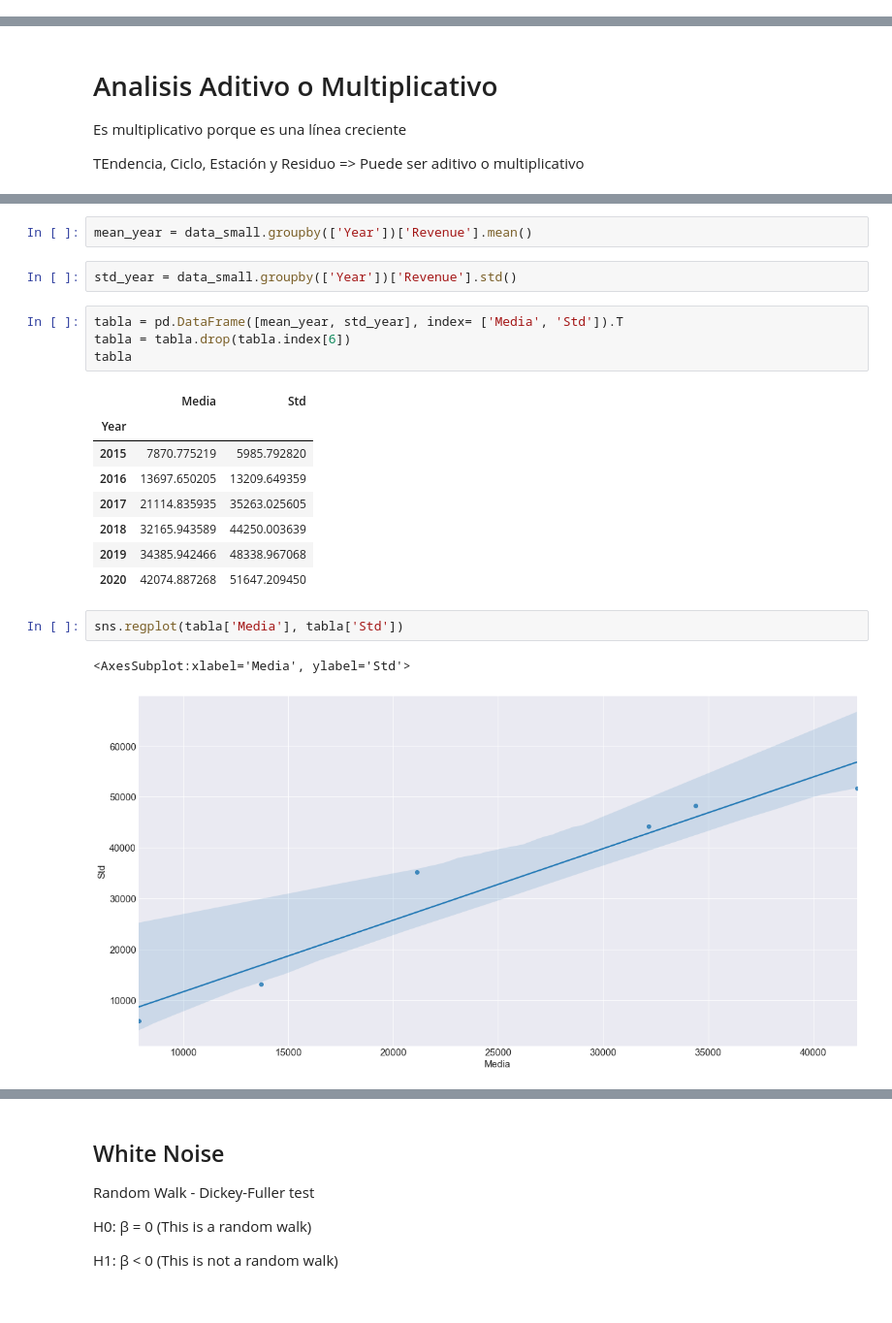
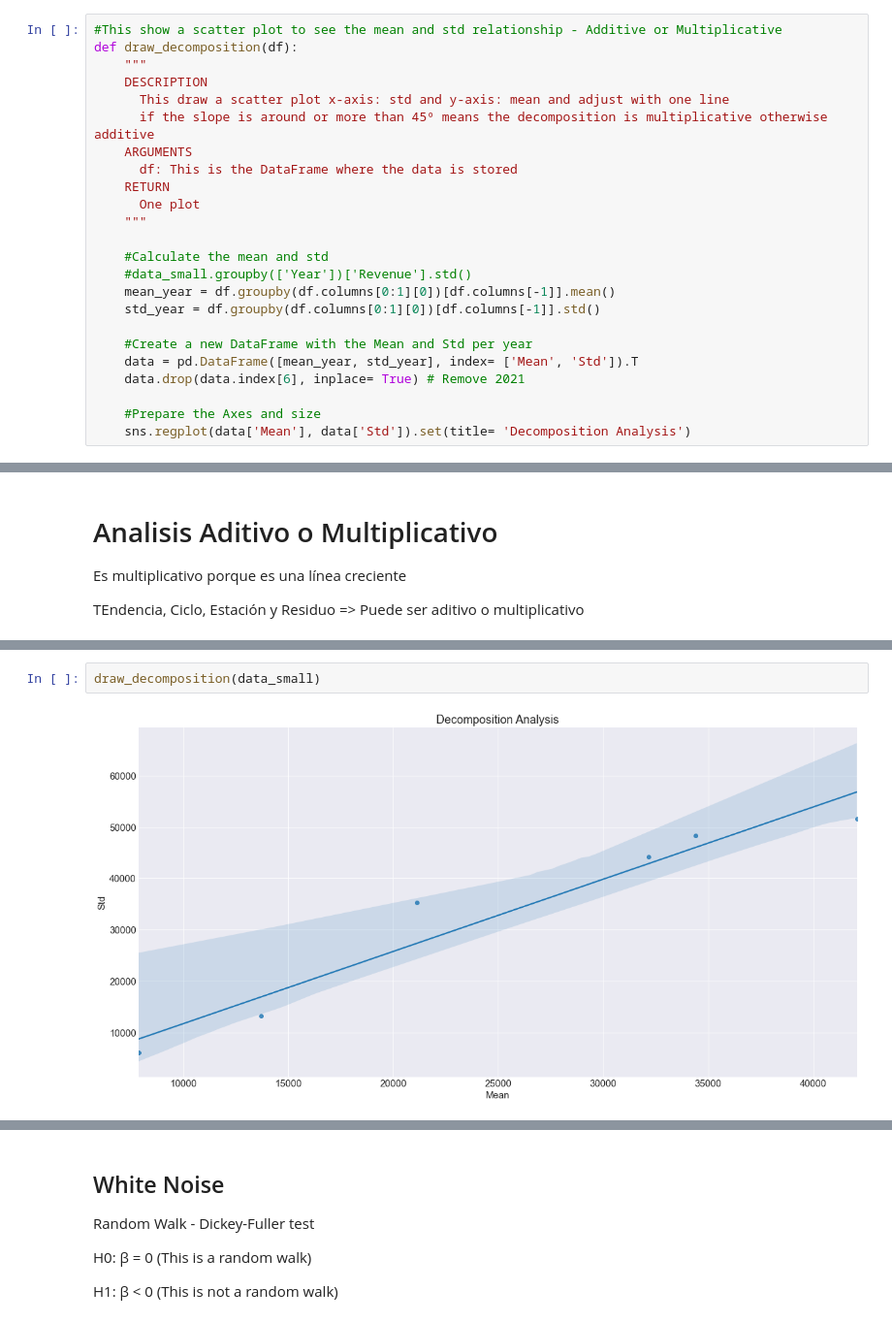
Before and after one commit to Jorge-Montenegro/TFM, a Jupyter notebook: TFM.ipynb, the cells around one changed output, grey strips where cells are left out. Shown at 97% size. Drawn from its saved outputs; the diff is of its cells as text.

```diff
--- a/TFM.ipynb
+++ b/TFM.ipynb
@@ -120,3 +124,27 @@ def draw_plot(df, column, title):
     ax.set_title(title)
     ax.set_xlabel('Obervations Range')
     ax.set_ylabel(title)
+# %%
+#This show a scatter plot to see the mean and std relationship - Additive or Multiplicative
+def draw_decomposition(df):
+    """
+    DESCRIPTION
+      This draw a scatter plot x-axis: std and y-axis: mean and adjust with one line
+      if the slope is around or more than 45º means the decomposition is multiplicative otherwise additive
+    ARGUMENTS
+      df: This is the DataFrame where the data is stored
+    RETURN
+      One plot
+    """
+
+    #Calculate the mean and std
+    #data_small.groupby(['Year'])['Revenue'].std()
+    mean_year = df.groupby(df.columns[0:1][0])[df.columns[-1]].mean()
+    std_year = df.groupby(df.columns[0:1][0])[df.columns[-1]].std()
+
+    #Create a new DataFrame with the Mean and Std per year
+    data = pd.DataFrame([mean_year, std_year], index= ['Mean', 'Std']).T
+    data.drop(data.index[6], inplace= True) # Remove 2021
+
+    #Prepare the Axes and size
+    sns.regplot(data['Mean'], data['Std']).set(title= 'Decomposition Analysis')
@@ -2173,22 +2214,4 @@ data_small
-# %%
-mean_year = data_small.groupby(['Year'])['Revenue'].mean()
-# %%
-std_year = data_small.groupby(['Year'])['Revenue'].std()
-# %%
-tabla = pd.DataFrame([mean_year, std_year], index= ['Media', 'Std']).T
-tabla = tabla.drop(tabla.index[6])
-tabla
-# %% [output]
-|  | Media | Std |
-| Year |  |  |
-| 2015 | 7870.775219 | 5985.792820 |
-| 2016 | 13697.650205 | 13209.649359 |
-| 2017 | 21114.835935 | 35263.025605 |
-| 2018 | 32165.943589 | 44250.003639 |
-| 2019 | 34385.942466 | 48338.967068 |
-| 2020 | 42074.887268 | 51647.209450 |
-# %%
-sns.regplot(tabla['Media'], tabla['Std'])
-# %% [output]
-<AxesSubplot:xlabel='Media', ylabel='Std'>
-[figure, removed]
+# %%
+draw_decomposition(data_small)
+# %% [output]
+[figure, added]
```
Also changed, not shown: parts of 51 cells of this notebook.
